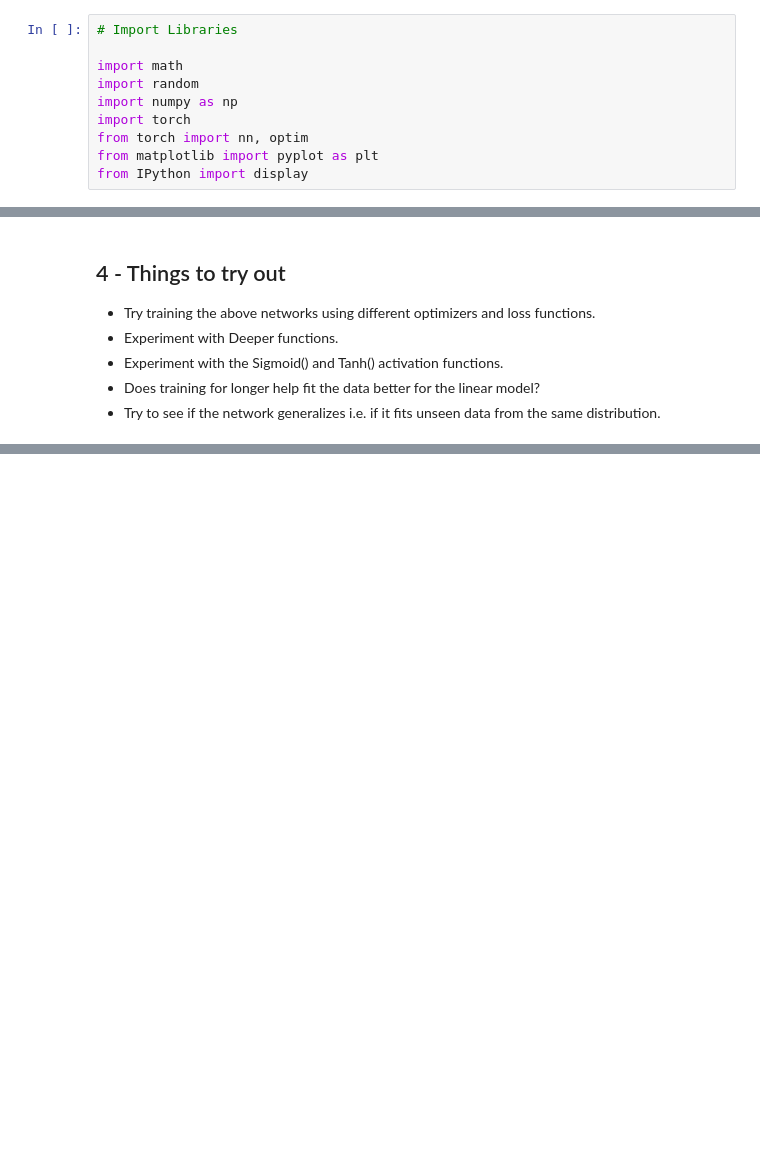
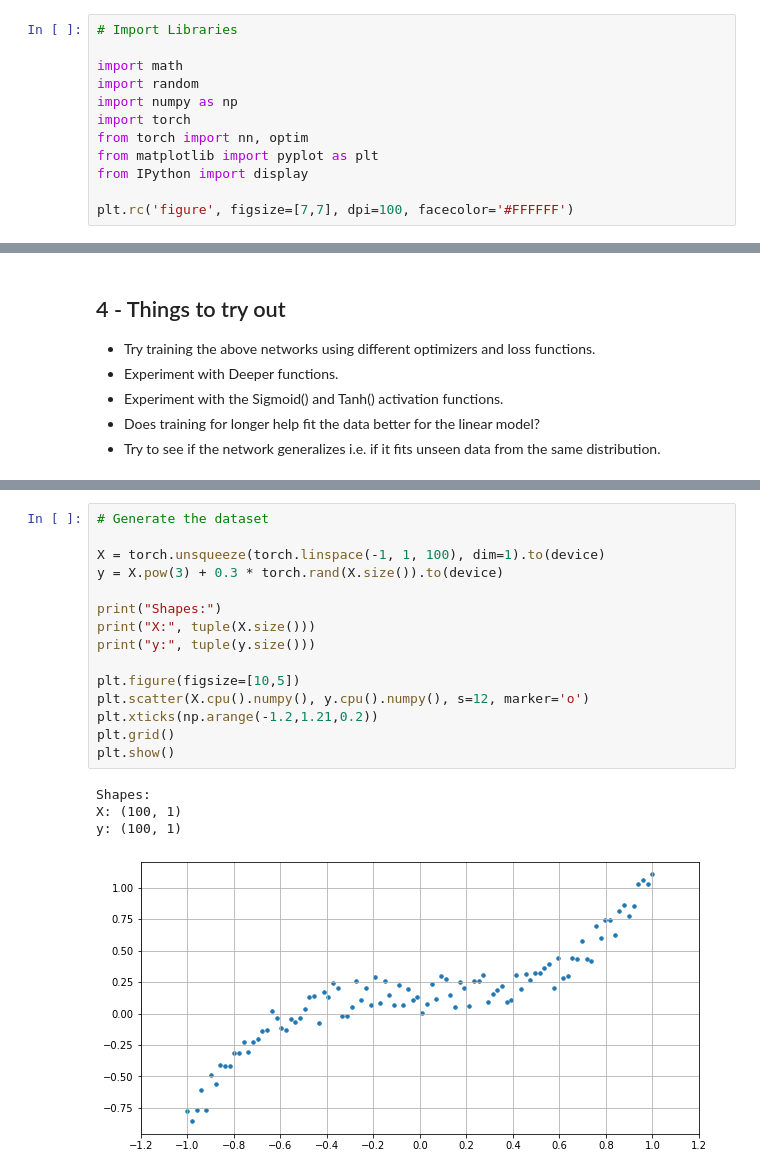
Before and after one commit to tirtharajdash/BITS-G513_MetaLearning, a Jupyter notebook: Lab_1B.ipynb, the cells around one changed output, grey strips where cells are left out. Drawn from its saved outputs; the diff is of its cells as text; blank space fills up the shorter version.

```diff
--- a/Lab_1B.ipynb
+++ b/Lab_1B.ipynb
@@ -16,6 +16,8 @@ import torch
 from torch import nn, optim
 from matplotlib import pyplot as plt
 from IPython import display
+
+plt.rc('figure', figsize=[7,7], dpi=100, facecolor='#FFFFFF')
 # %%
 # Functions to plot the data and model contour
 
@@ -218,0 +241,20 @@ Sequential(
+# %%
+# Generate the dataset
+
+X = torch.unsqueeze(torch.linspace(-1, 1, 100), dim=1).to(device)
+y = X.pow(3) + 0.3 * torch.rand(X.size()).to(device)
+
+print("Shapes:")
+print("X:", tuple(X.size()))
+print("y:", tuple(y.size()))
+
+plt.figure(figsize=[10,5])
+plt.scatter(X.cpu().numpy(), y.cpu().numpy(), s=12, marker='o')
+plt.xticks(np.arange(-1.2,1.21,0.2))
+plt.grid()
+plt.show()
+# %% [output]
+Shapes:
+X: (100, 1)
+y: (100, 1)
+[figure, added]
```
Also changed, not shown: parts of 24 cells of this notebook.
